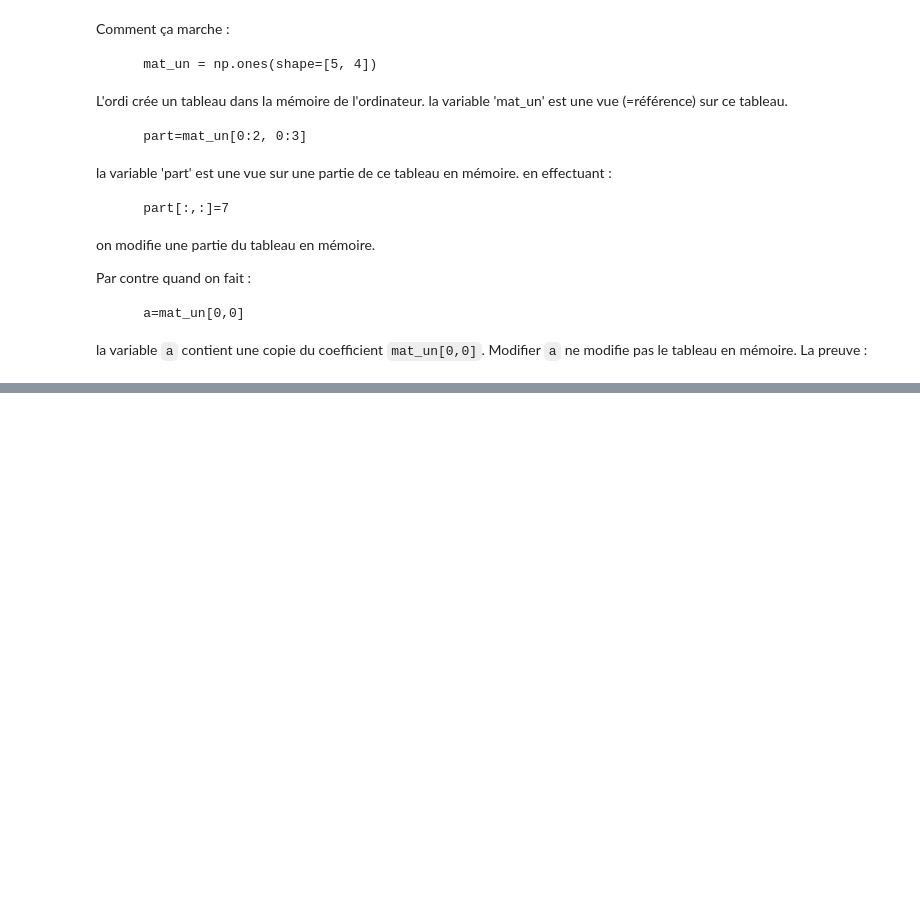
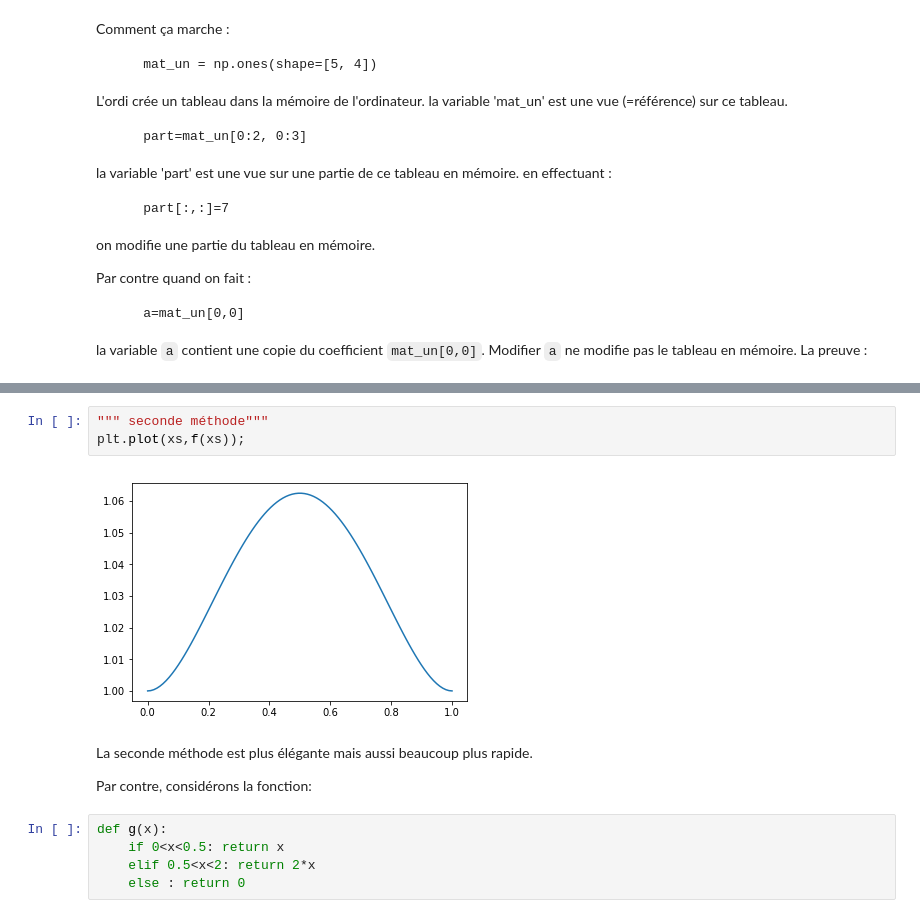
Before and after one commit to vincentvigon/aleaDataSignal, a Jupyter notebook: alea/01-numpy.ipynb, the cells around one changed output, grey strips where cells are left out. Saved outputs shown, nothing was run; the diff lists cells and outputs as text; blank space fills up the shorter version.

```diff
--- a/alea/01-numpy.ipynb
+++ b/alea/01-numpy.ipynb
@@ -366,0 +657,14 @@ $$
+# %%
+""" seconde méthode"""
+plt.plot(xs,f(xs));
+# %% [output]
+[figure, added]
+# %% [markdown]
+La seconde méthode est plus élégante mais aussi beaucoup plus rapide.
+
+Par contre, considérons la fonction:
+# %%
+def g(x):
+    if 0<x<0.5: return x
+    elif 0.5<x<2: return 2*x
+    else : return 0
```
Also changed, not shown: parts of 79 cells of this notebook, 53 other files.
